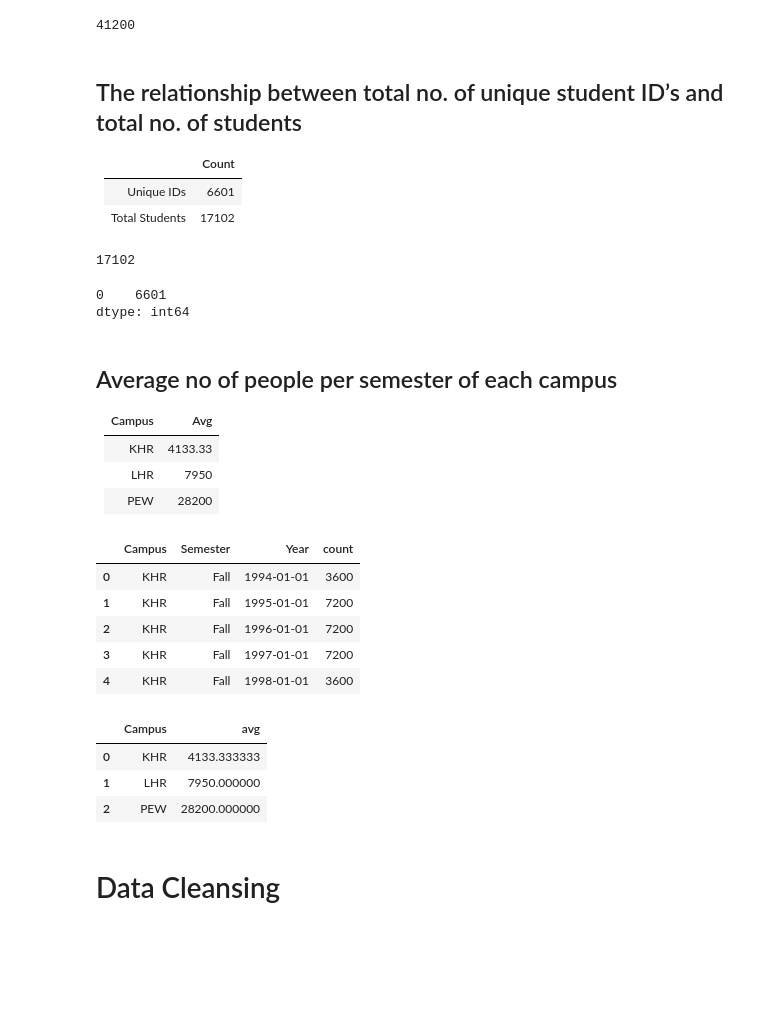
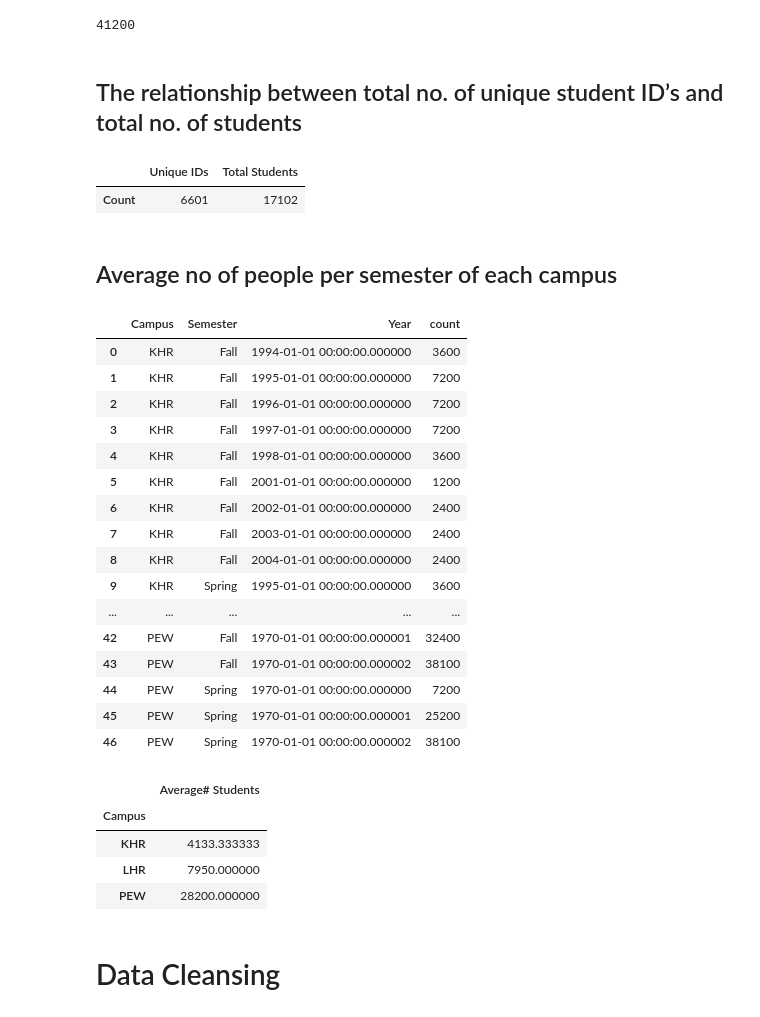
Before and after one commit to aadimator/CSE553-Data-Mining, a Jupyter notebook: 1.data-cleaning/Report.ipynb, the cells around one changed output. Cells and saved outputs as stored; diff of their text form; code cells hidden in the pictures; blank space fills up the shorter version.

```diff
--- a/1.data-cleaning/Report.ipynb
+++ b/1.data-cleaning/Report.ipynb
@@ -230,50 +185,51 @@ sum(grouped_semester_course['count'] > 5)
 41200
 # %% [markdown]
 ## The relationship between total no. of unique student ID’s and total no. of students
-
-|         |Count |
-|:--------------|-----:|
-| Unique IDs          | 6601 |
-| Total Students      | 17102 |
-# %%
-df_std.SID.count()
-# %% [output]
-17102
 # %%
-df_std.SID.str.extract('(\d+)').nunique()
+total_std = df_std.SID.count()
+unq_ids = df_std.SID.str.extract('(\d+)').nunique()
-# %% [output]
-0    6601
-dtype: int64
+# %%
+
+pd.DataFrame.from_dict({"Unique IDs": unq_ids[0], "Total Students": total_std}, orient="index", columns=['Count']).T
+# %% [output]
+|  | Unique IDs | Total Students |
+| Count | 6601 | 17102 |
 # %% [markdown]
 ## Average no of people per semester of each campus
-
-| Campus   |      Avg |
-|:---------|---------:|
-| KHR      |  4133.33 |
-| LHR      |  7950    |
-| PEW      | 28200    |
 # %%
 grouped_semester_students = df_reg.groupby(['Campus', 'Semester', 'Year']).agg({'SID': ['count']})
 grouped_semester_students.columns = ['count']
 grouped_semester_students = grouped_semester_students.reset_index()
-grouped_semester_students.head()
+grouped_semester_students
 # %% [output]
 |  | Campus | Semester | Year | count |
-| 0 | KHR | Fall | 1994-01-01 | 3600 |
-| 1 | KHR | Fall | 1995-01-01 | 7200 |
-| 2 | KHR | Fall | 1996-01-01 | 7200 |
-| 3 | KHR | Fall | 1997-01-01 | 7200 |
-| 4 | KHR | Fall | 1998-01-01 | 3600 |
+| 0 | KHR | Fall | 1994-01-01 00:00:00.000000 | 3600 |
+| 1 | KHR | Fall | 1995-01-01 00:00:00.000000 | 7200 |
+| 2 | KHR | Fall | 1996-01-01 00:00:00.000000 | 7200 |
+| 3 | KHR | Fall | 1997-01-01 00:00:00.000000 | 7200 |
+| 4 | KHR | Fall | 1998-01-01 00:00:00.000000 | 3600 |
+| 5 | KHR | Fall | 2001-01-01 00:00:00.000000 | 1200 |
+| 6 | KHR | Fall | 2002-01-01 00:00:00.000000 | 2400 |
+| 7 | KHR | Fall | 2003-01-01 00:00:00.000000 | 2400 |
+| 8 | KHR | Fall | 2004-01-01 00:00:00.000000 | 2400 |
+| 9 | KHR | Spring | 1995-01-01 00:00:00.000000 | 3600 |
+| ... | ... | ... | ... | ... |
+| 42 | PEW | Fall | 1970-01-01 00:00:00.000001 | 32400 |
+| 43 | PEW | Fall | 1970-01-01 00:00:00.000002 | 38100 |
+| 44 | PEW | Spring | 1970-01-01 00:00:00.000000 | 7200 |
+| 45 | PEW | Spring | 1970-01-01 00:00:00.000001 | 25200 |
+| 46 | PEW | Spring | 1970-01-01 00:00:00.000002 | 38100 |
 # %%
 avg_semester_students = grouped_semester_students.reset_index().groupby(['Campus']).agg({'count': ['mean']})
-avg_semester_students.columns = ['avg']
-avg_semester_students = avg_semester_students.reset_index()
+avg_semester_students.columns = ['Average# Students']
+# avg_semester_students = avg_semester_students.reset_index()
 avg_semester_students
 # %% [output]
-|  | Campus | avg |
-| 0 | KHR | 4133.333333 |
-| 1 | LHR | 7950.000000 |
-| 2 | PEW | 28200.000000 |
+|  | Average# Students |
+| Campus |  |
+| KHR | 4133.333333 |
+| LHR | 7950.000000 |
+| PEW | 28200.000000 |
 # %% [markdown]
 # Data Cleansing
 # %% [markdown]
```
Also changed, not shown: parts of 10 cells of this notebook, 1 other file.
